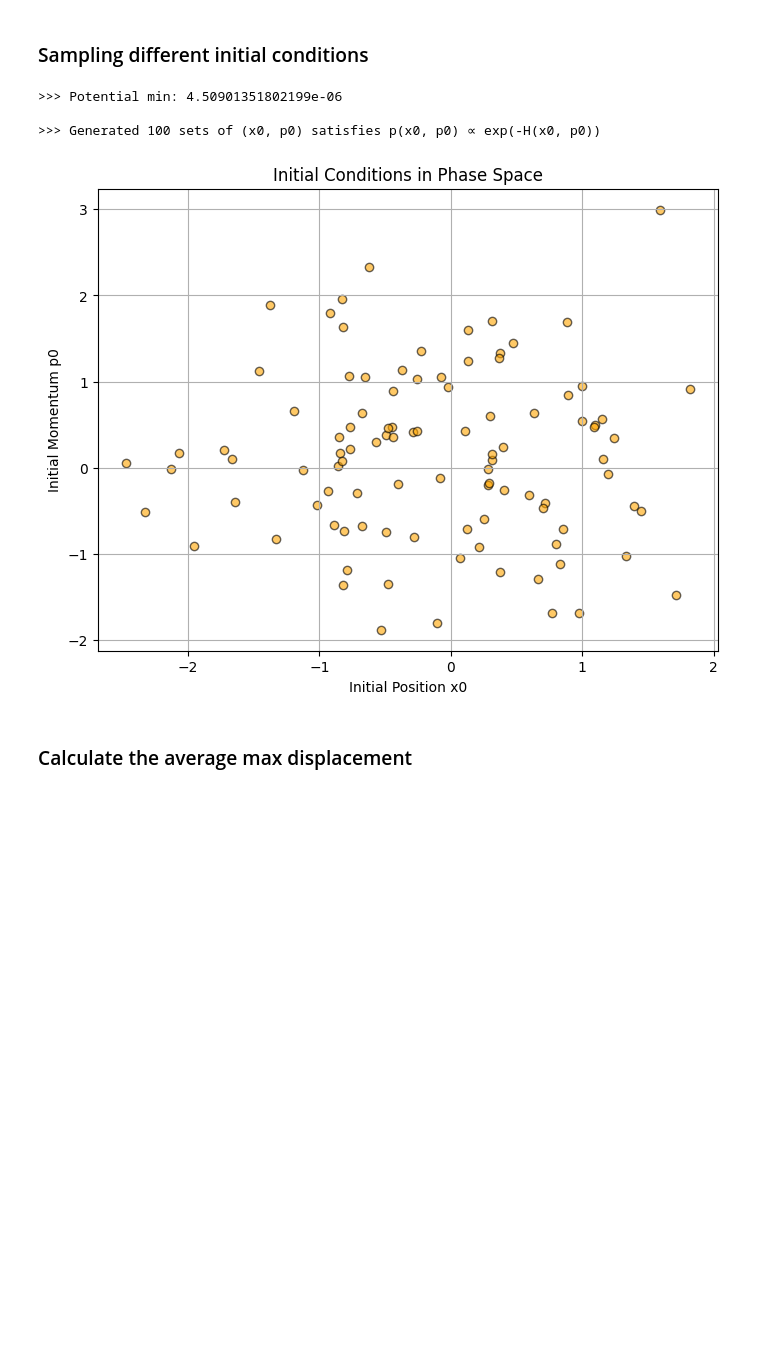
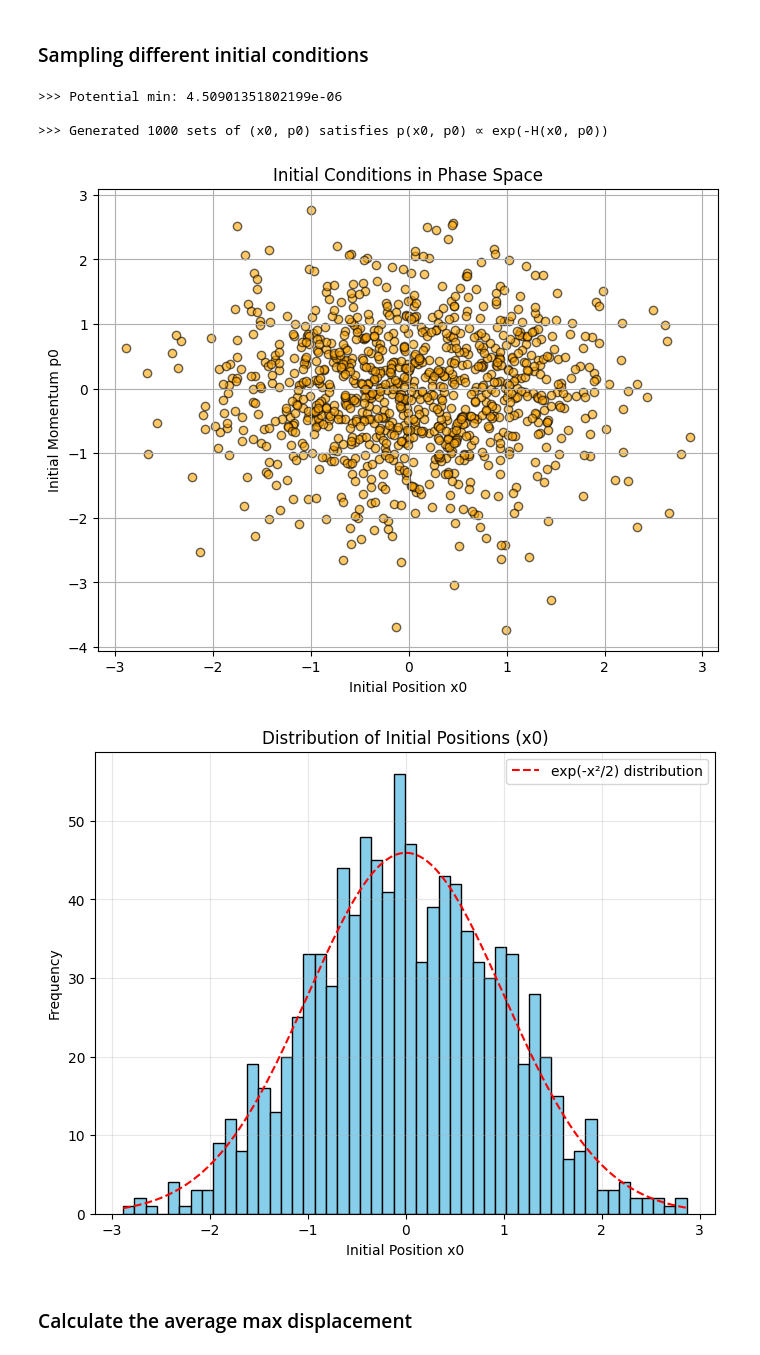
Before and after one commit to Greyyy-HJC/hmc_ft, a Jupyter notebook: harmonic_oscillator.ipynb, the cells around one changed output. Drawn from its saved outputs; the diff is of its cells as text; code cells hidden in the pictures; blank space fills up the shorter version.

Commit message:
add x0 distribution after sampling

```diff
--- a/harmonic_oscillator.ipynb
+++ b/harmonic_oscillator.ipynb
@@ -137,25 +137,42 @@ def sample_initial_conditions(N, x_bounds=(- 1, 1), psigma=1):
 
     return samples
 # %%
-Nsamp = 100
+Nsamp = 1000
 sampled_initial_conditions = sample_initial_conditions(N=Nsamp, x_bounds=(-3, 3), psigma=np.sqrt(m))
 
 print(f"\n>>> Generated {Nsamp} sets of (x0, p0) satisfies p(x0, p0) ∝ exp(-H(x0, p0))")
 
 # visualize the initial conditions in phase space
 x0_samples, p0_samples = zip(*sampled_initial_conditions)
 plt.figure(figsize=(8, 6))
 plt.scatter(x0_samples, p0_samples, color='orange', alpha=0.6, edgecolor='k')
 plt.title("Initial Conditions in Phase Space")
 plt.xlabel("Initial Position x0")
 plt.ylabel("Initial Momentum p0")
 plt.grid(True)
 plt.show()
+
+
+# Create a histogram of x0_samples
+plt.figure(figsize=(8, 6))
+plt.hist(x0_samples, bins=50, color='skyblue', edgecolor='black')
+# Add theoretical distribution line
+x_range = np.linspace(min(x0_samples), max(x0_samples), 1000)
+theoretical_dist = np.exp(-x_range**2 / 2) / np.sqrt(2 * np.pi)  # Normalized Gaussian distribution
+plt.plot(x_range, theoretical_dist * len(x0_samples) * (max(x0_samples) - min(x0_samples)) / 50,
+         color='red', linestyle='--', label='exp(-x²/2) distribution')
+plt.title("Distribution of Initial Positions (x0)")
+plt.xlabel("Initial Position x0")
+plt.ylabel("Frequency")
+plt.legend()
+plt.grid(True, alpha=0.3)
+plt.show()
 # %% [output]
 >>> Potential min: 4.50901351802199e-06
 
->>> Generated 100 sets of (x0, p0) satisfies p(x0, p0) ∝ exp(-H(x0, p0))
+>>> Generated 1000 sets of (x0, p0) satisfies p(x0, p0) ∝ exp(-H(x0, p0))
-[figure, old version]
+[figure, new version]
+[figure, added]
 # %% [markdown]
 ### Calculate the average max displacement
 # %%
```
Also changed, not shown: parts of 2 cells of this notebook, 1 other file.
